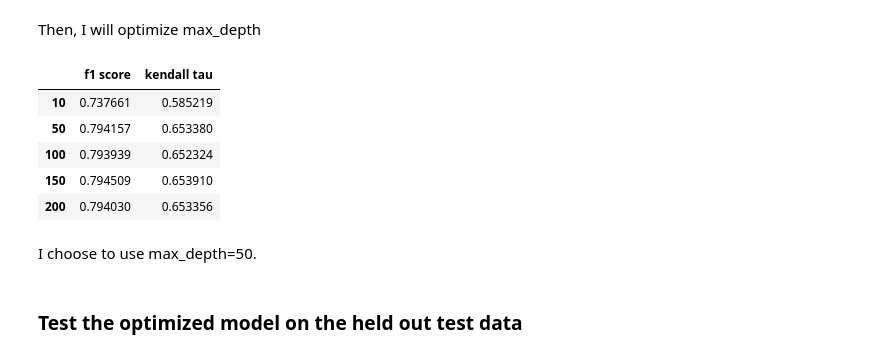
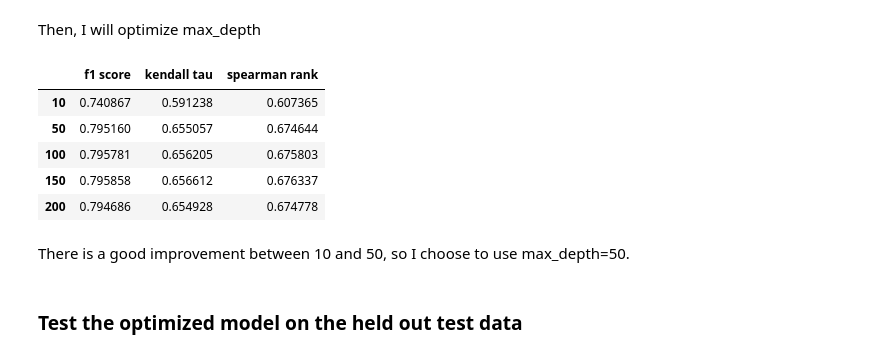
Before and after one commit to stephanietison/Waterpoints, a Jupyter notebook: Notebook/Water Pumps Machine Learning.ipynb, the cells around one changed output. Cells and saved outputs as stored; diff of their text form; code cells hidden in the pictures.

```diff
--- a/Notebook/Water Pumps Machine Learning.ipynb
+++ b/Notebook/Water Pumps Machine Learning.ipynb
@@ -162,2 +181,6 @@ def scores(y_test,y_pred,y_pred_proba=None):
+# %%
+scores_df = pd.DataFrame(index=['F1 score','KendallTau','Spearman'])
+recall_df = pd.DataFrame(index=['Non Functional','Functional needs repair','Functional'])
+precision_df = pd.DataFrame(index=['Non Functional','Functional needs repair','Functional'])
 # %%
 print('Scores for Perfect Model:\n')
@@ -393,0 +451,11 @@ log_loss:  1.0790205292006343
+# %%
+scores_df.sort_values('F1 score', axis='columns', inplace=True)
+plt.figure(figsize = (10,5))
+plt.plot(scores_df.columns.values,scores_df.loc['F1 score'].values,
+         label='F1 Score')
+plt.plot(scores_df.columns.values,scores_df.loc['KendallTau'].values,
+         label='Kendall Tau')
+plt.plot(scores_df.columns.values,scores_df.loc['Spearman'].values,
+         label='Spearman')
+plt.legend()
+plt.show()
@@ -481,17 +585,20 @@ def fit_predict_score(XR_train, y_train, model, p, scores_df):
         ykf_pred = model.predict(XKF_test)
         f1 = f1_score(ykf_test, ykf_pred, average='weighted')
         kt, pval = kendalltau(ykf_test, ykf_pred)
+        sr, pval = spearmanr(ykf_test, ykf_pred)
         scores_df.loc[p,'f1 score'] += f1
         scores_df.loc[p,'kendall tau'] += kt
+        scores_df.loc[p,'spearman rank'] += sr
     scores_df.loc[p,'f1 score'] /= n_splits
     scores_df.loc[p,'kendall tau'] /= n_splits
+    scores_df.loc[p,'spearman rank'] /= n_splits
     return scores_df
 # %% [markdown]
 First, I will optimize n_estimators
 # %%
 n_estimators_grid = [10,50,100,150,200,300]
 # %%
-scores_df = pd.DataFrame(0, index=n_estimators_grid, columns=['f1 score','kendall tau'])
+scores_df = pd.DataFrame(0, index=n_estimators_grid, columns=['f1 score','kendall tau', 'spearman rank'])
 for p in n_estimators_grid:
     rf = OneVsRestClassifier(RandomForestClassifier(n_estimators=p))
     scores_df = fit_predict_score(XR_train, y_train, rf, p, scores_df)
@@ -511,20 +618,20 @@ Then, I will optimize max_depth
 # %%
 max_depth_grid = [10,50,100,150,200]
 # %%
-scores_df = pd.DataFrame(0, index= max_depth_grid, columns=['f1 score','kendall tau'])
+scores_df = pd.DataFrame(0, index= max_depth_grid, columns=['f1 score','kendall tau', 'spearman rank'])
 for p in max_depth_grid:
     rf = OneVsRestClassifier(RandomForestClassifier(n_estimators=50, max_depth=p))
     scores_df = fit_predict_score(XR_train, y_train, rf, p, scores_df)
 scores_df
 # %% [output]
-|  | f1 score | kendall tau |
-| 10 | 0.737661 | 0.585219 |
-| 50 | 0.794157 | 0.653380 |
-| 100 | 0.793939 | 0.652324 |
-| 150 | 0.794509 | 0.653910 |
-| 200 | 0.794030 | 0.653356 |
+|  | f1 score | kendall tau | spearman rank |
+| 10 | 0.740867 | 0.591238 | 0.607365 |
+| 50 | 0.795160 | 0.655057 | 0.674644 |
+| 100 | 0.795781 | 0.656205 | 0.675803 |
+| 150 | 0.795858 | 0.656612 | 0.676337 |
+| 200 | 0.794686 | 0.654928 | 0.674778 |
 # %% [markdown]
-I choose to use max_depth=50.
+There is a good improvement between 10 and 50, so I choose to use max_depth=50.
 # %% [markdown]
 ### Test the optimized model on the held out test data
 # %%
```
Also changed, not shown: parts of 39 cells of this notebook.
